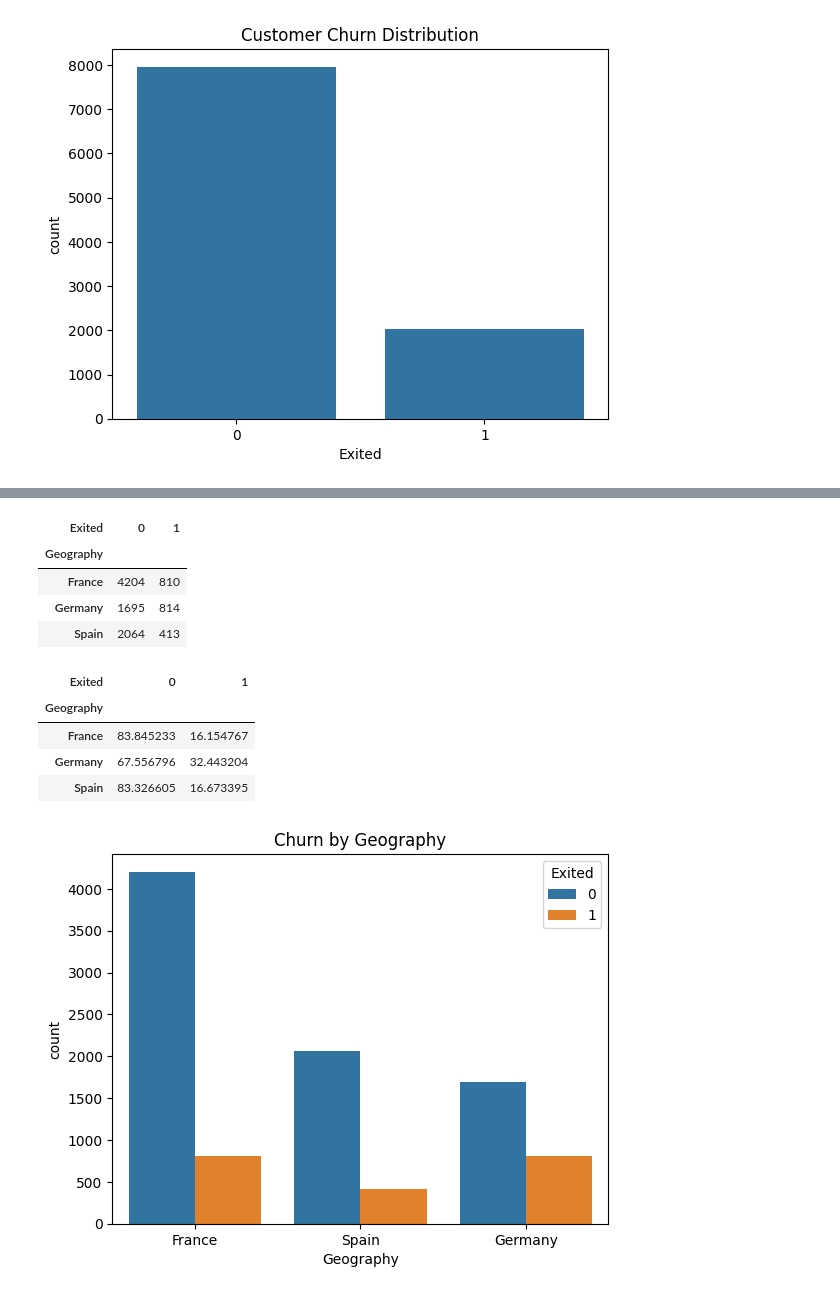
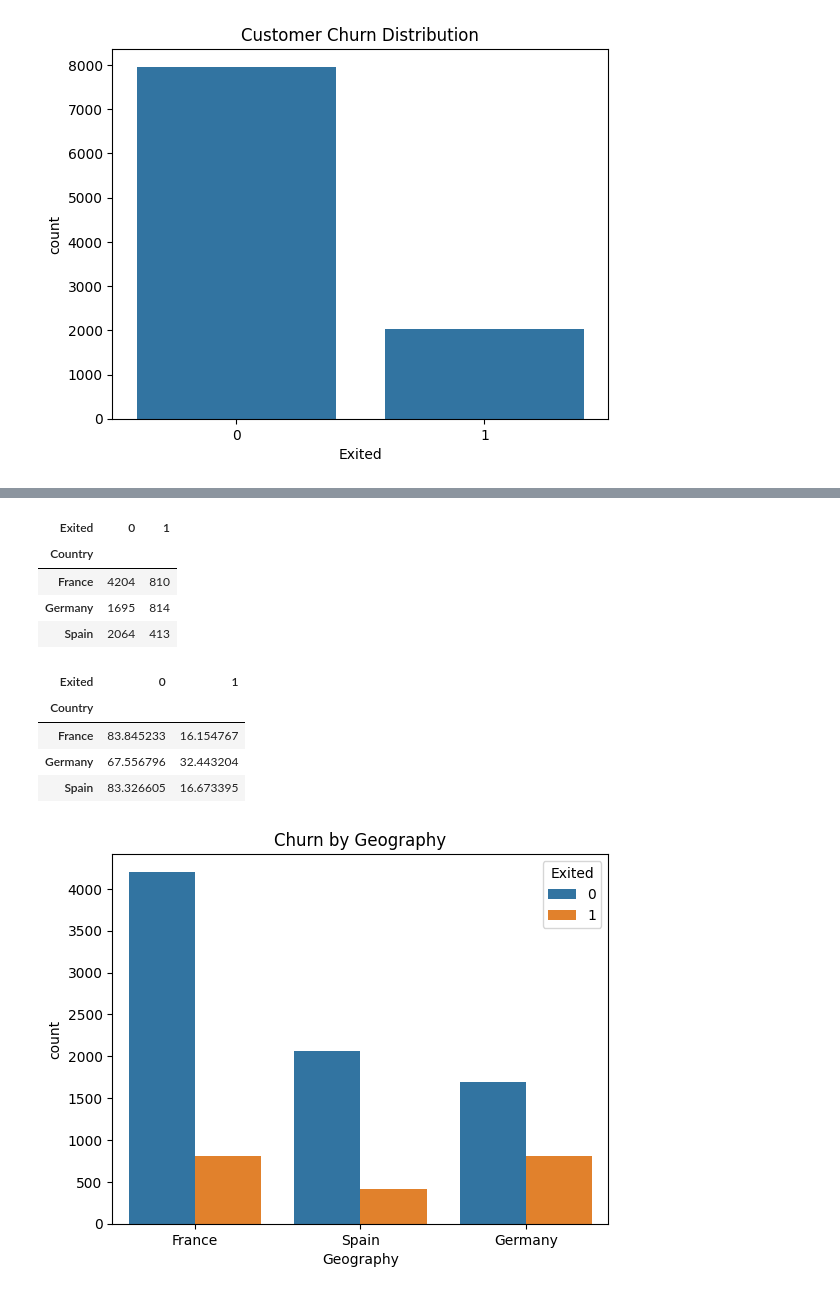
Before and after one commit to aashutosh4all/ChurnSense, a Jupyter notebook: notebooks/churn_eda_ml_analysis.ipynb, the cells around one changed output, grey strips where cells are left out. Drawn from its saved outputs; the diff is of its cells as text; code cells hidden in the pictures.

```diff
--- a/notebooks/churn_eda_ml_analysis.ipynb
+++ b/notebooks/churn_eda_ml_analysis.ipynb
@@ -134,18 +134,18 @@ df_new[num_cols].describe()
 | 75% | 718.000000 | 44.000000 | 7.000000 | 127644.240000 | 2.000000 | 1.00000 | 1.000000 | 149388.247500 | ... |
 | max | 850.000000 | 92.000000 | 10.000000 | 250898.090000 | 4.000000 | 1.00000 | 1.000000 | 199992.480000 | ... |
 # %%
-pd.crosstab(df_new['Geography'], df_new['Exited'])
+pd.crosstab(df_new['Country'], df_new['Exited'])
 # %% [output]
 | Exited | 0 | 1 |
-| Geography |  |  |
+| Country |  |  |
 | France | 4204 | 810 |
 | Germany | 1695 | 814 |
 | Spain | 2064 | 413 |
 # %%
-pd.crosstab(df_new['Geography'], df_new['Exited'], normalize='index') * 100
+pd.crosstab(df_new['Country'], df_new['Exited'], normalize='index') * 100
 # %% [output]
 | Exited | 0 | 1 |
-| Geography |  |  |
+| Country |  |  |
 | France | 83.845233 | 16.154767 |
 | Germany | 67.556796 | 32.443204 |
 | Spain | 83.326605 | 16.673395 |
```
Also changed, not shown: parts of 8 cells of this notebook, 8 other files.
